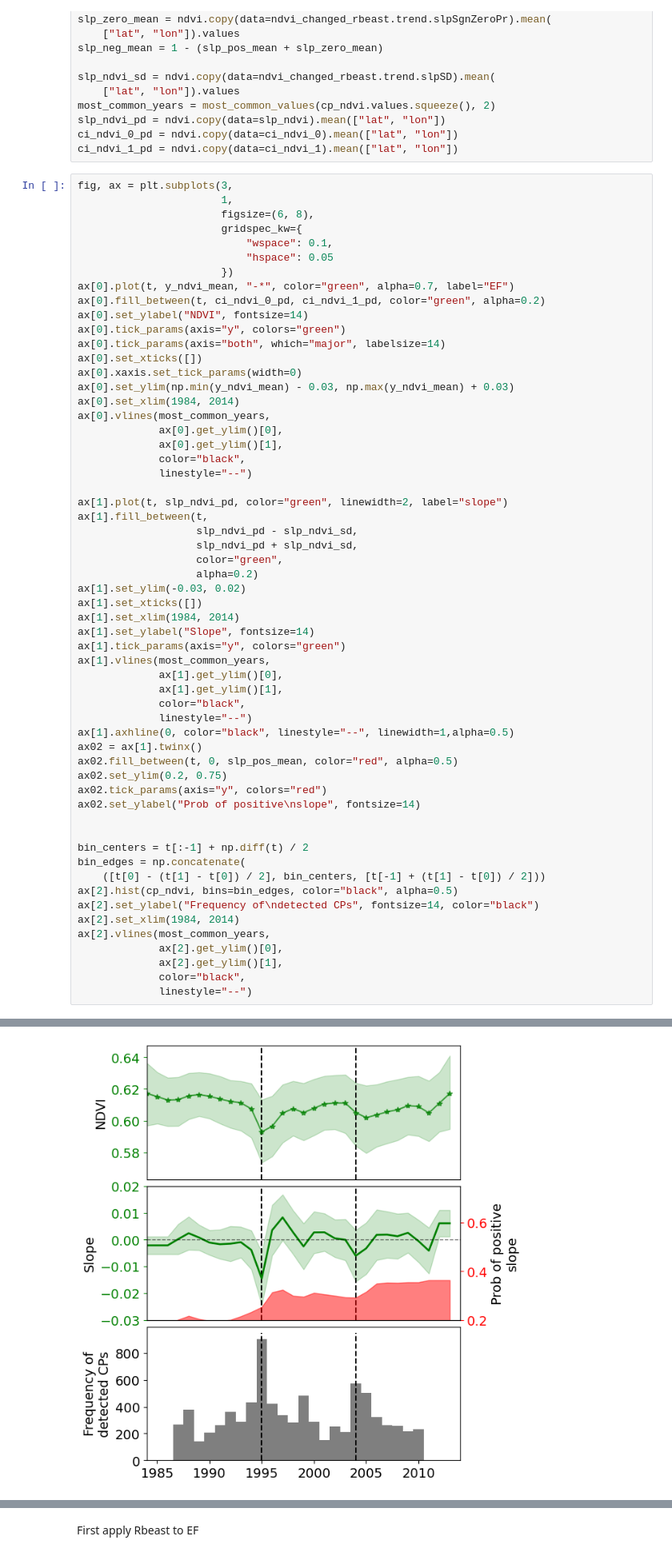
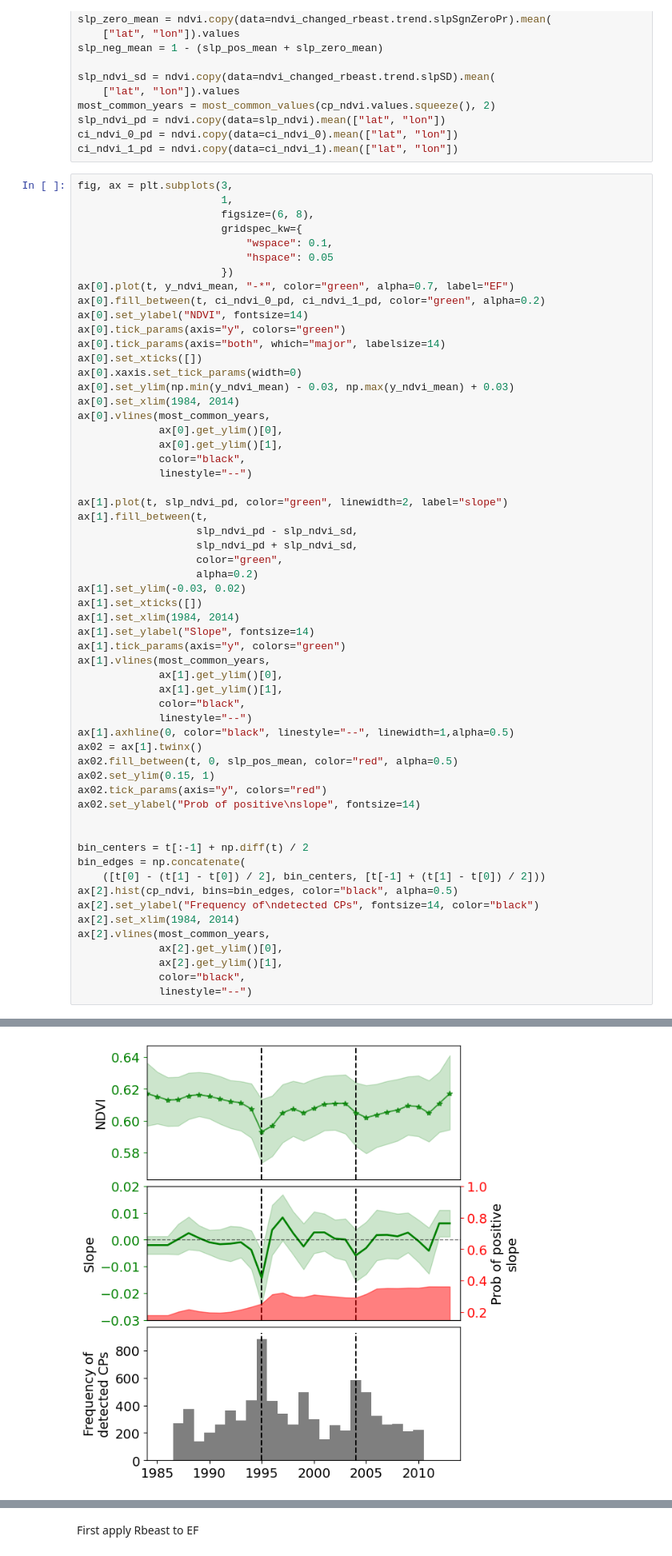
Before and after one commit to hamiddashti/greeness, a Jupyter notebook: codes/src/analyses_v4.ipynb, the cells around one changed output, grey strips where cells are left out. Shown at 80% size. Drawn from its saved outputs; the diff is of its cells as text.

Commit message:
plotting disturbance

```diff
--- a/codes/src/analyses_v4.ipynb
+++ b/codes/src/analyses_v4.ipynb
@@ -317,35 +317,35 @@ ax[1].fill_between(t,
 ax[1].set_ylim(-0.03, 0.02)
 ax[1].set_xticks([])
 ax[1].set_xlim(1984, 2014)
 ax[1].set_ylabel("Slope", fontsize=14)
 ax[1].tick_params(axis="y", colors="green")
 ax[1].vlines(most_common_years,
              ax[1].get_ylim()[0],
              ax[1].get_ylim()[1],
              color="black",
              linestyle="--")
 ax[1].axhline(0, color="black", linestyle="--", linewidth=1,alpha=0.5)
 ax02 = ax[1].twinx()
 ax02.fill_between(t, 0, slp_pos_mean, color="red", alpha=0.5)
-ax02.set_ylim(0.2, 0.75)
+ax02.set_ylim(0.15, 1)
 ax02.tick_params(axis="y", colors="red")
 ax02.set_ylabel("Prob of positive\nslope", fontsize=14)
 
 
 bin_centers = t[:-1] + np.diff(t) / 2
 bin_edges = np.concatenate(
     ([t[0] - (t[1] - t[0]) / 2], bin_centers, [t[-1] + (t[1] - t[0]) / 2]))
 ax[2].hist(cp_ndvi, bins=bin_edges, color="black", alpha=0.5)
 ax[2].set_ylabel("Frequency of\ndetected CPs", fontsize=14, color="black")
 ax[2].set_xlim(1984, 2014)
 ax[2].vlines(most_common_years,
              ax[2].get_ylim()[0],
              ax[2].get_ylim()[1],
              color="black",
              linestyle="--")
 # %% [output]
 <matplotlib.collections.LineCollection at 0x...>
-[figure, old version]
+[figure, new version]
 # %% [markdown]
 # Causal Inference
 Our goal is to find the impact of 1994 land cover change on NDVI
```
Also changed, not shown: parts of 1 cell of this notebook, 3 other files.
